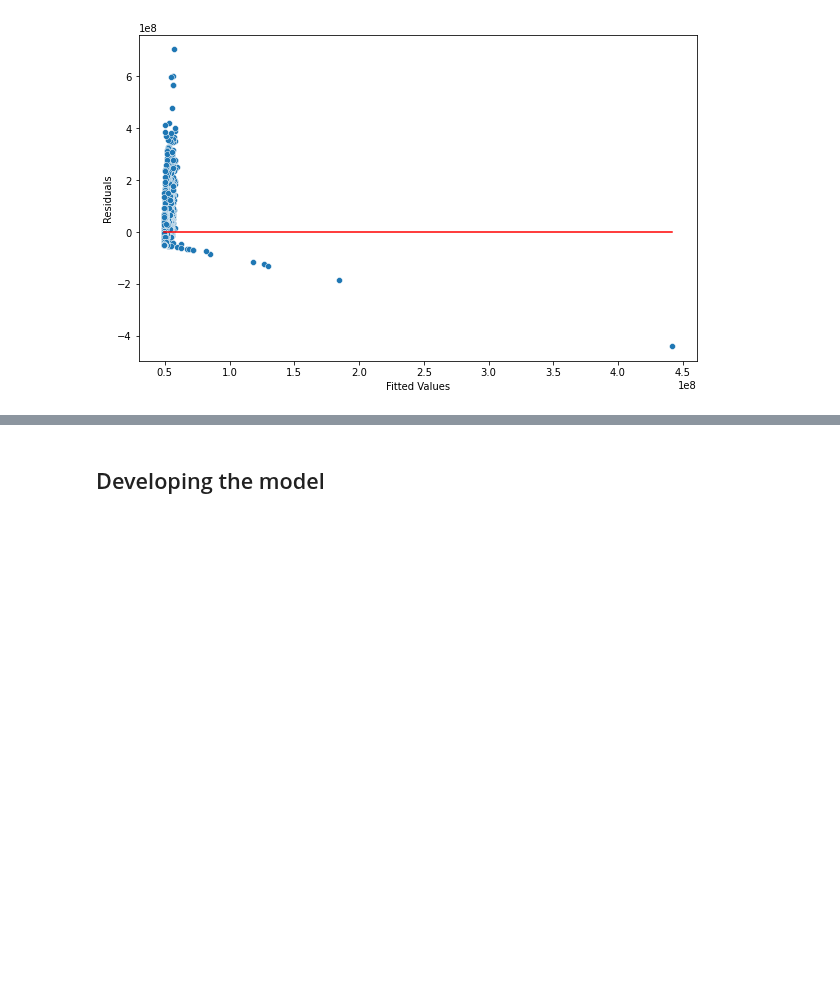
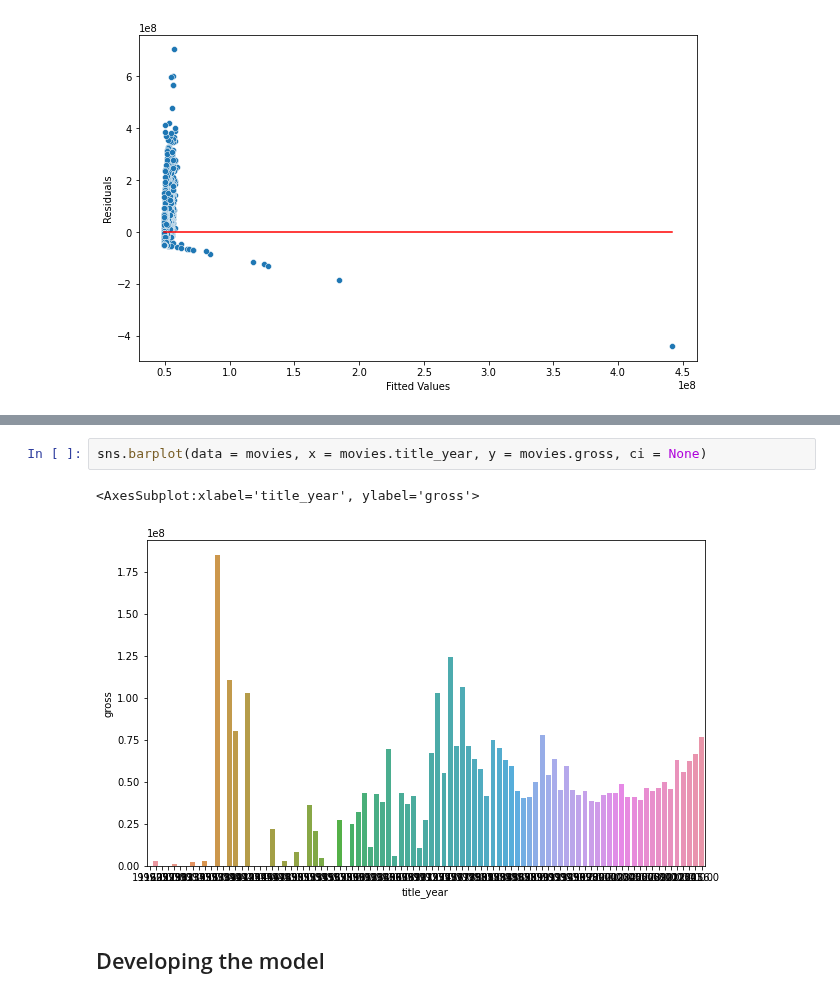
Before and after one commit to kennyeon/Too-Pullz-Project, a Jupyter notebook: Project Code Template.ipynb, the cells around one changed output, grey strips where cells are left out. Drawn from its saved outputs; the diff is of its cells as text; blank space fills up the shorter version.

```diff
--- a/Project Code Template.ipynb
+++ b/Project Code Template.ipynb
@@ -422,3 +406,8 @@ sns.lineplot(x = [model.fittedvalues.min(),model.fittedvalues.max()],y = [0,0],c
+# %%
+sns.barplot(data = movies, x = movies.title_year, y = movies.gross, ci = None)
+# %% [output]
+<AxesSubplot:xlabel='title_year', ylabel='gross'>
+[figure, added]
 # %% [markdown]
 ## Developing the model
 # %% [markdown]
```
Also changed, not shown: parts of 93 cells of this notebook.
